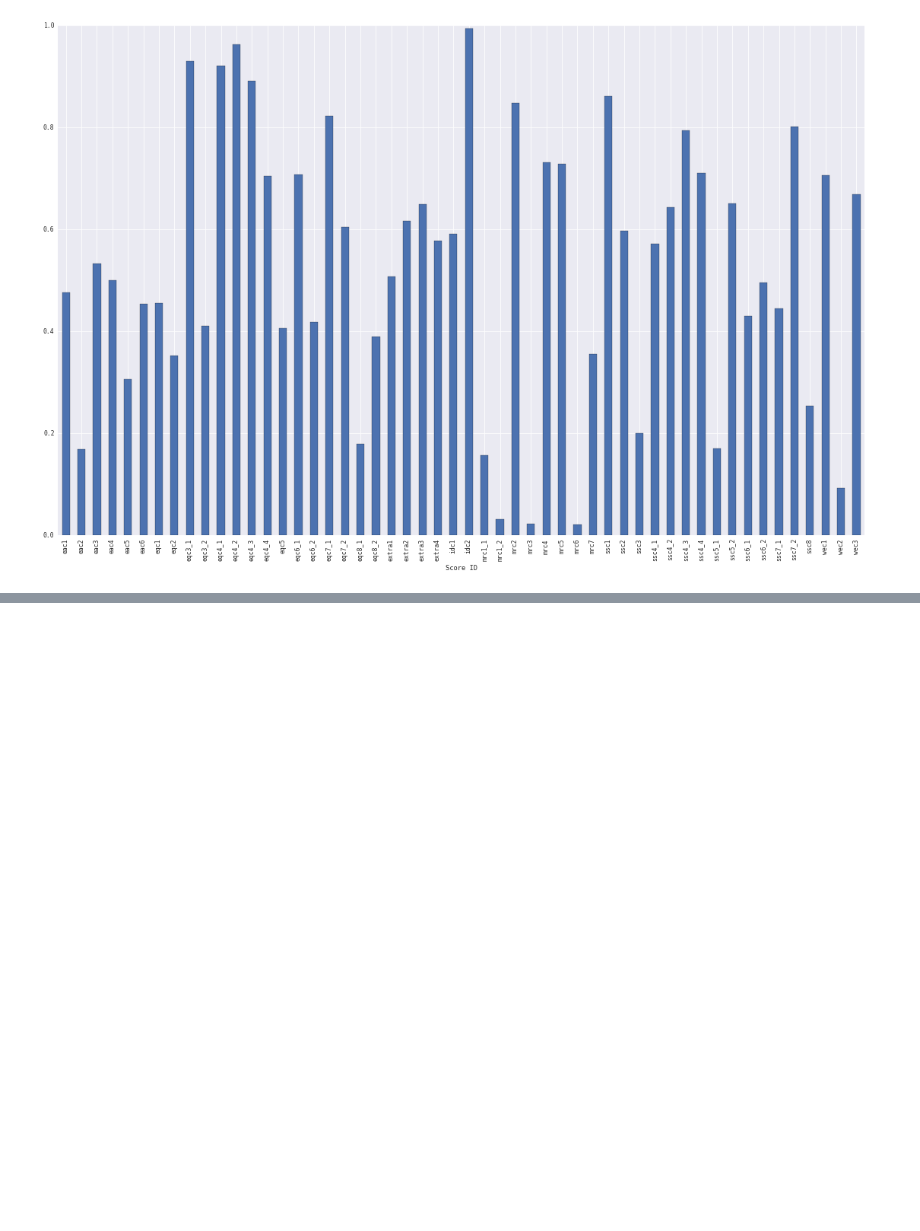
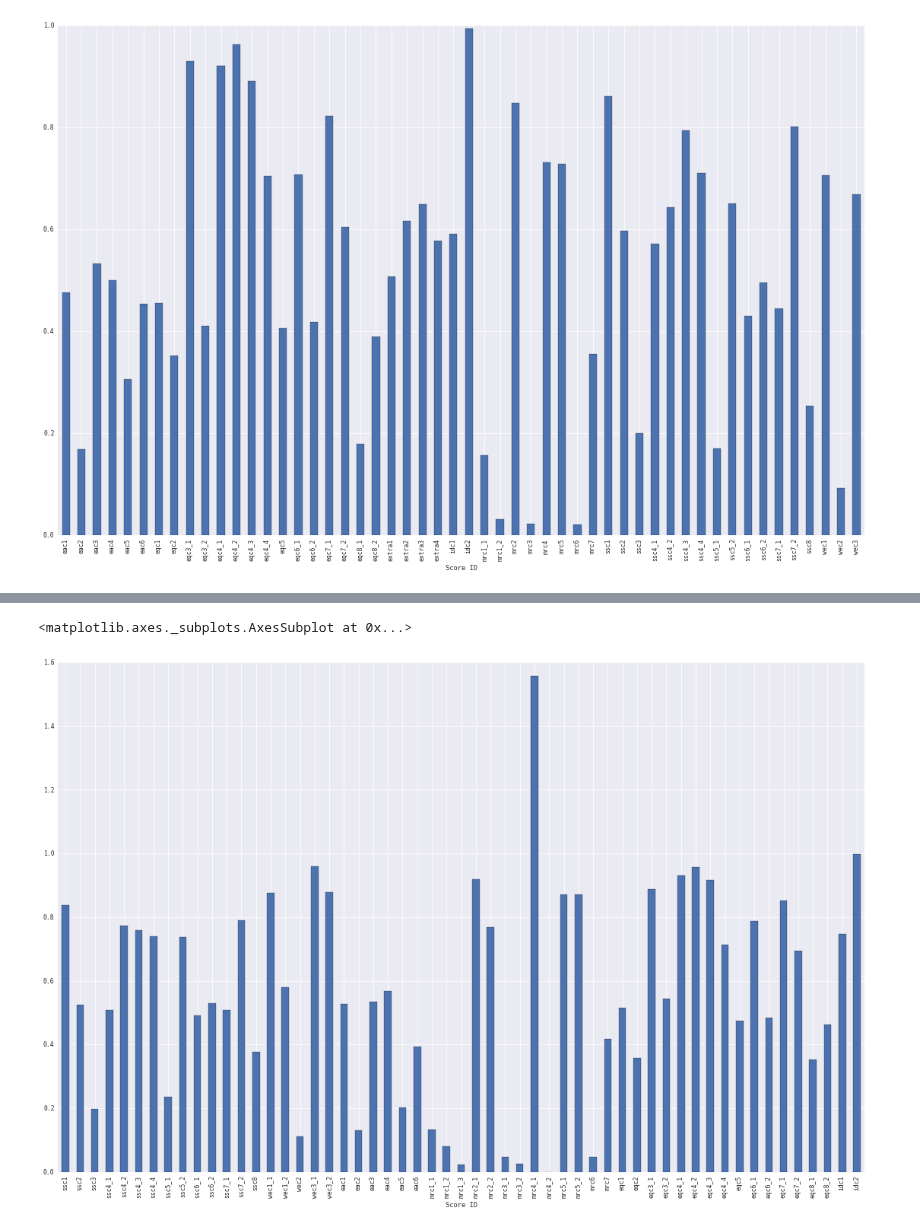
Before and after one commit to Data-Science-TIY/builditgreen, a Jupyter notebook: builditgreen/Import Scores Data.ipynb, the cells around one changed output, grey strips where cells are left out. Saved outputs shown, nothing was run; the diff lists cells and outputs as text; code cells hidden in the pictures; blank space fills up the shorter version.

Commit message:
Updated notebook to display score averages

```diff
--- a/builditgreen/Import Scores Data.ipynb
+++ b/builditgreen/Import Scores Data.ipynb
@@ -485,0 +552,2 @@ percent_completed_2009.plot(kind="bar", figsize=(19,12))
+# %%
+mean_scores_no_index_2_2 = mean_scores_2_2.reset_index()
@@ -485,0 +563,2 @@ percent_completed_2009.plot(kind="bar", figsize=(19,12))
+# %%
+scores_possible_no_index_2_2 = scores_possible_2_2.reset_index()
@@ -485,0 +574,2 @@ percent_completed_2009.plot(kind="bar", figsize=(19,12))
+# %%
+average_score_and_possible_2_2 = pd.concat([mean_scores_no_index_2_2, scores_possible_no_index_2_2], axis=1)
@@ -485,0 +585,11 @@ percent_completed_2009.plot(kind="bar", figsize=(19,12))
+# %%
+average_score_and_possible_2_2.columns = ['Score ID', 'Average', 'Score Possible Name', 'Score Possible']
+average_score_and_possible_2_2.pop("Score Possible Name")
+average_score_and_possible_2_2 = average_score_and_possible_2_2.set_index('Score ID')
+average_score_and_possible_2_2['Percent Attained on Average of Total Points'] = average_score_and_possible_2_2['Average']/average_score_and_possible_2_2['Score Possible']
+percent_completed_2_2 = average_score_and_possible_2_2['Percent Attained on Average of Total Points']
+# %%
+percent_completed_2_2.plot(kind="bar", figsize=(19,12))
+# %% [output]
+<matplotlib.axes._subplots.AxesSubplot at 0x...>
+[figure, added]
```
Also changed, not shown: parts of 31 cells of this notebook.
